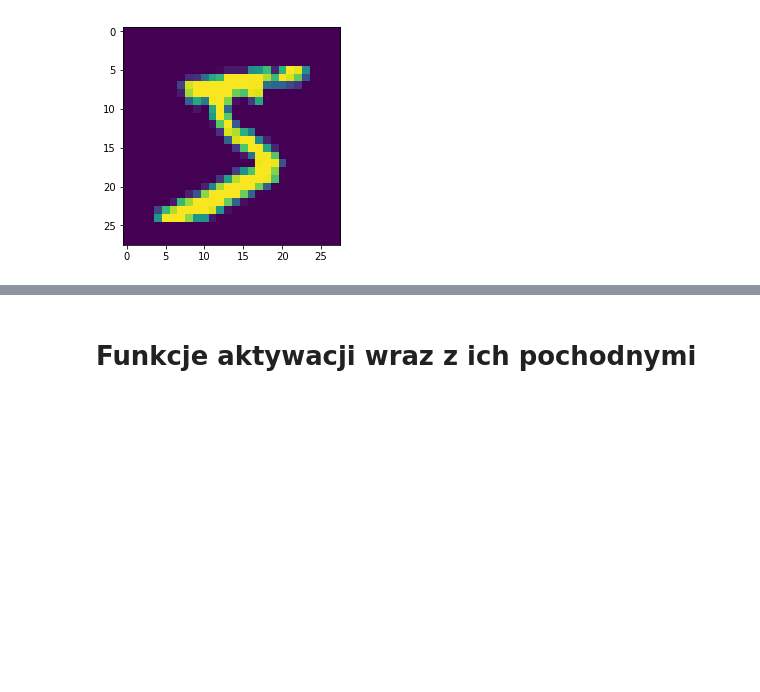
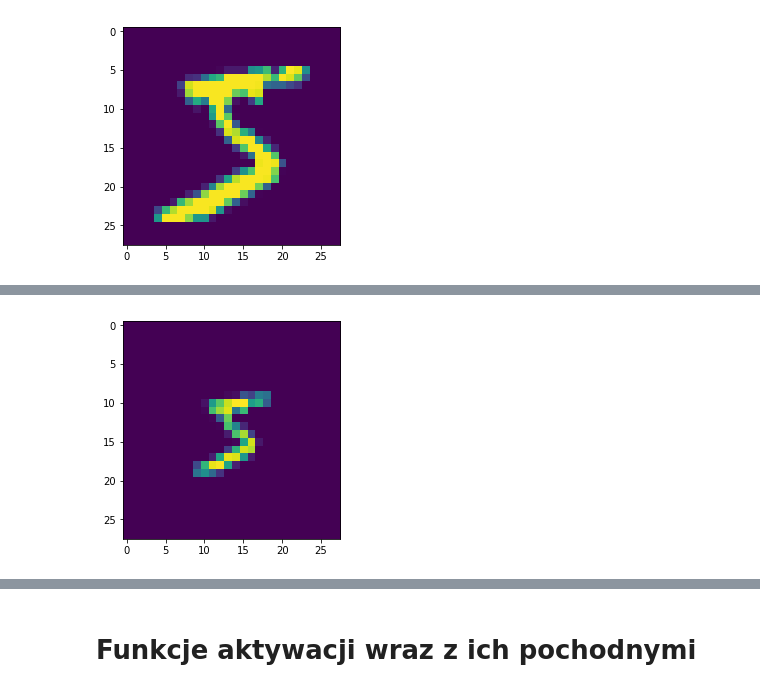
Before and after one commit to slowikj/deep-learning-proj-1, a Jupyter notebook: report.ipynb, the cells around one changed output, grey strips where cells are left out. Cells and saved outputs as stored; diff of their text form; code cells hidden in the pictures; blank space fills up the shorter version.

```diff
--- a/report.ipynb
+++ b/report.ipynb
@@ -37,0 +80,16 @@ val_data=data[50000:,:]
+# %%
+#rescale
+def rescale (x):
+    x=x.reshape(28,28)
+    scale=random.uniform(5,9)/10
+    rescaled1=sk.transform.rescale(x, scale, mode='constant', multichannel=False)
+    padding_shape=int(np.floor((1-scale)*28/2)+1)
+    rescaled_with_padding=np.pad(rescaled1,(padding_shape,padding_shape),mode='constant', constant_values=0)
+    transformed=rescaled_with_padding[:28,:28]
+    return transformed
+# %%
+rescaled= rescale(image)
+plt.imshow(rescaled)
+plt.show()
+# %% [output]
+[figure, added]
```
Also changed, not shown: parts of 31 cells of this notebook.
